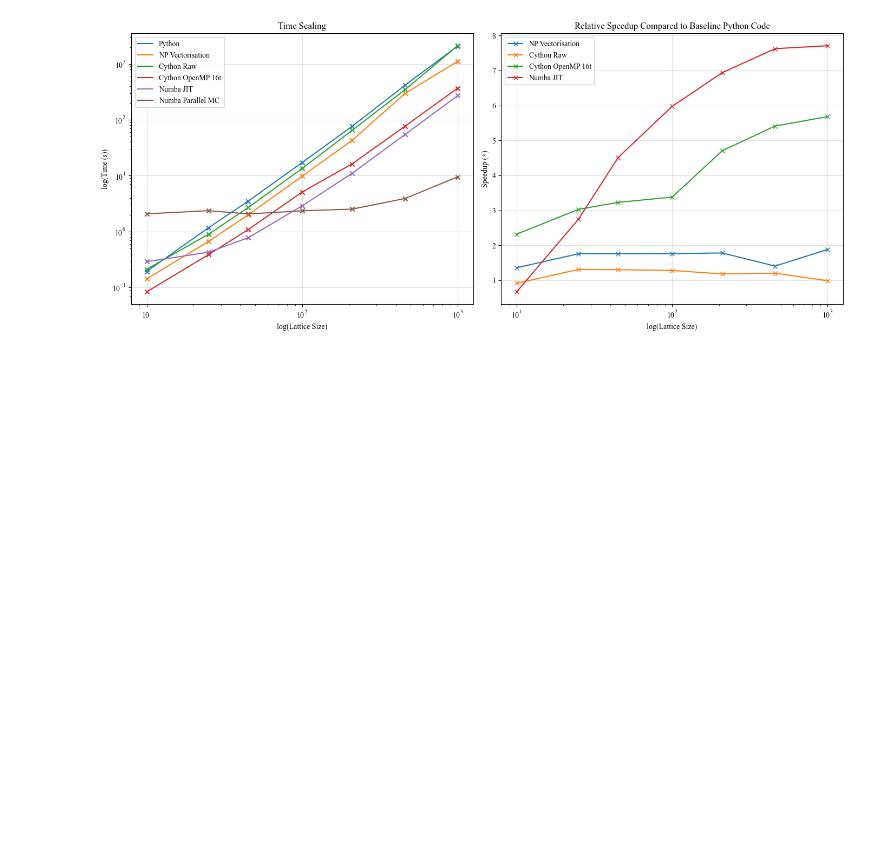
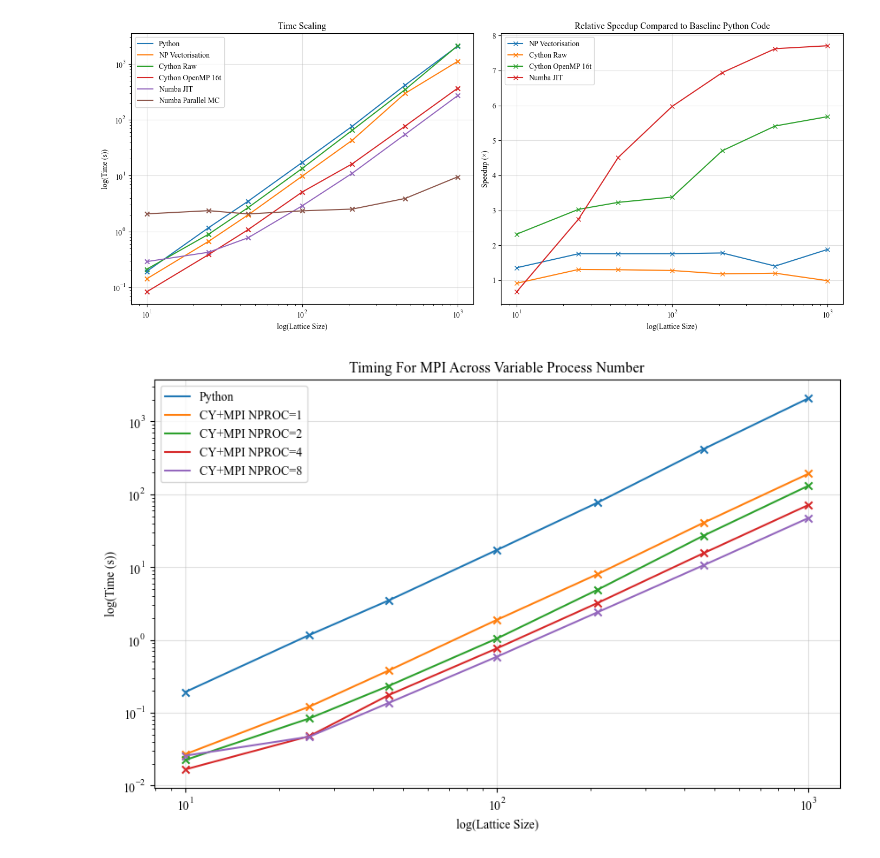
Before and after one commit to Viola03/accelerating_lebwhollasher, a Jupyter notebook: post_processing.ipynb, the cells around one changed output. Saved outputs shown, nothing was run; the diff lists cells and outputs as text; code cells hidden in the pictures; blank space fills up the shorter version.

Commit message:
Added CythonMPI

```diff
--- a/post_processing.ipynb
+++ b/post_processing.ipynb
@@ -203,3 +206,42 @@ plt.tight_layout()
 plt.show()
 # %% [output]
 [figure]
+# %%
+# Cython + MPI
+
+cython_mpi1 = pd.DataFrame(extract_size_time("cython-mpi_1.txt"))
+cython_mpi2 = pd.DataFrame(extract_size_time("cython-mpi_2.txt"))
+cython_mpi4 = pd.DataFrame(extract_size_time("cython-mpi_4.txt"))
+cython_mpi8 = pd.DataFrame(extract_size_time("cython-mpi_8.txt"))
+
+plt.figure(figsize=(10, 6))
+
+#Basic Data
+plt.scatter(df['Size'], df['Time'], marker='x')
+plt.plot(df['Size'], df['Time'], label='Python')
+
+#1 Process
+plt.scatter(cython_mpi1['Size'], cython_mpi1['Time'], marker='x')
+plt.plot(cython_mpi1['Size'], cython_mpi1['Time'], label='CY+MPI NPROC=1')
+#2 Processes
+plt.scatter(cython_mpi2['Size'], cython_mpi2['Time'], marker='x')
+plt.plot(cython_mpi2['Size'], cython_mpi2['Time'], label='CY+MPI NPROC=2')
+#4 Processes
+plt.scatter(cython_mpi4['Size'], cython_mpi4['Time'], marker='x')
+plt.plot(cython_mpi4['Size'], cython_mpi4['Time'], label='CY+MPI NPROC=4')
+#8 Processes
+plt.scatter(cython_mpi8['Size'], cython_mpi8['Time'], marker='x')
+plt.plot(cython_mpi8['Size'], cython_mpi8['Time'], label='CY+MPI NPROC=8')
+
+
+#Formatting
+plt.yscale('log')
+plt.xscale('log')
+plt.title('Timing For MPI Across Variable Process Number')
+plt.xlabel('log(Lattice Size)')
+plt.ylabel('log(Time (s))')
+plt.grid(True, alpha=0.4)
+plt.legend()
+plt.show()
+# %% [output]
+[figure, added]
```
Also changed, not shown: parts of 2 cells of this notebook, 4 other files.
